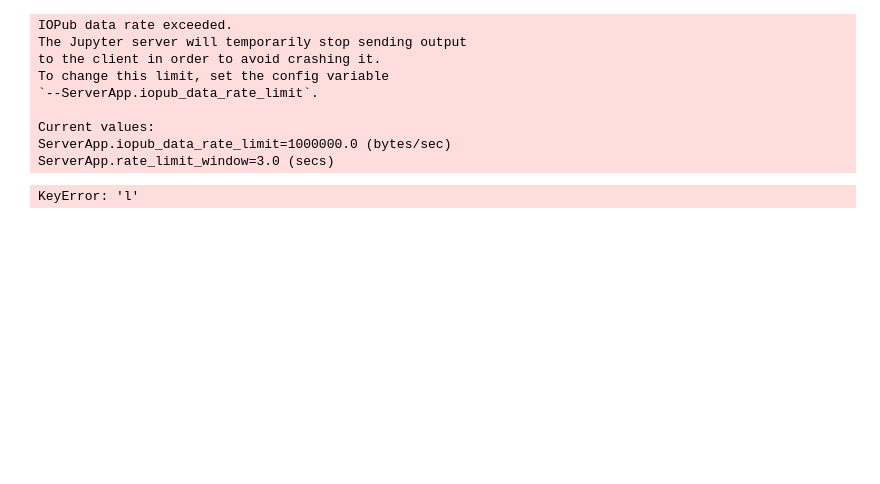
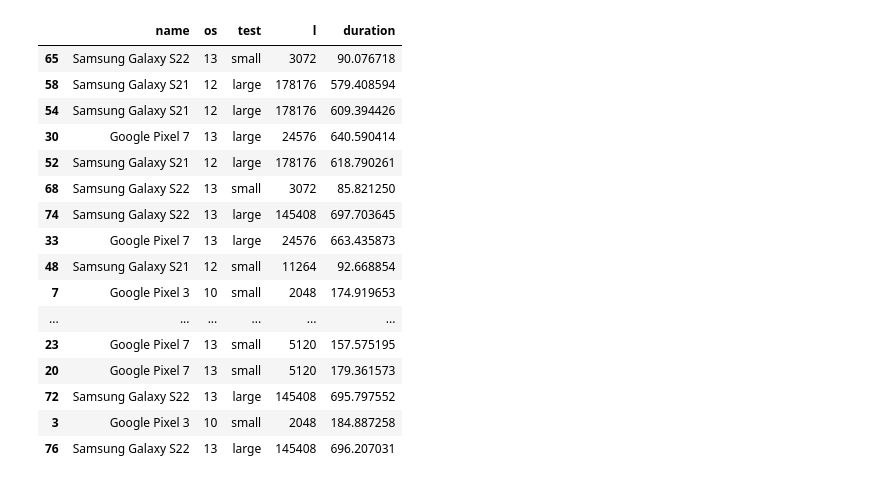
Before and after one commit to lambdapioneer/sloth, a Jupyter notebook: evaluation/03-analysis-android-and-ios-sloth-perf.ipynb, the cells around one changed output. Drawn from its saved outputs; the diff is of its cells as text; code cells hidden in the pictures; blank space fills up the shorter version.

```diff
--- a/evaluation/03-analysis-android-and-ios-sloth-perf.ipynb
+++ b/evaluation/03-analysis-android-and-ios-sloth-perf.ipynb
@@ -20,7 +20,7 @@ plt.rcParams.update({"xtick.bottom" : True}) # enables ticks
 #
 
 ANDROID_BASE_DIR = '../android'
-ANDROID_RESULTS_DIR = os.path.join(ANDROID_BASE_DIR, '../results/small-hw-support-2024-05-24-161053/')
+ANDROID_RESULTS_DIR = os.path.join(ANDROID_BASE_DIR, '../results/small-hw-support-2024-05-25-125045/')
 
 ANDROID_TESTS = {
     "small": "testBenchLongSloth_withOwasp_small",
@@ -69,44 +69,50 @@ def android_read_sloth_bench_results(dir_path, test_name):
     }
 
 
 def android_read_job_result(job_name, job_path, test_id, test_name):
     device_info = android_read_device_info(os.path.join(job_path, "device.json"))
     bench_results = android_read_sloth_bench_results(job_path, test_name)
 
     return {**device_info, **{'test': test_id}, **bench_results}
 
 
 def android_read_all_jobs():
     all_data = []
     for job_name in sorted(os.listdir(ANDROID_RESULTS_DIR)):
         job_path = os.path.join(ANDROID_RESULTS_DIR, job_name)
 
         if not os.path.isdir(job_path):
             continue
 
         for test_id, test_name in ANDROID_TESTS.items():
             x = android_read_job_result(job_name, job_path, test_id, test_name)
             if len(x['l']) < 10: continue
             all_data.append(x)
     return pd.json_normalize(all_data)
 
 android_df = android_read_all_jobs()
-print(android_df)
 android_df = android_df.explode(['l', 'duration'], ignore_index=True)
 android_df = android_df.astype({'duration': 'float64'})
 
 android_df.sample(20)
 # %% [output]
-IOPub data rate exceeded.
-The Jupyter server will temporarily stop sending output
-to the client in order to avoid crashing it.
-To change this limit, set the config variable
-`--ServerApp.iopub_data_rate_limit`.
-
-Current values:
-ServerApp.iopub_data_rate_limit=1000000.0 (bytes/sec)
-ServerApp.rate_limit_window=3.0 (secs)
-KeyError: 'l'
+|  | name | os | test | l | duration |
+| 65 | Samsung Galaxy S22 | 13 | small | 3072 | 90.076718 |
+| 58 | Samsung Galaxy S21 | 12 | large | 178176 | 579.408594 |
+| 54 | Samsung Galaxy S21 | 12 | large | 178176 | 609.394426 |
+| 30 | Google Pixel 7 | 13 | large | 24576 | 640.590414 |
+| 52 | Samsung Galaxy S21 | 12 | large | 178176 | 618.790261 |
+| 68 | Samsung Galaxy S22 | 13 | small | 3072 | 85.821250 |
+| 74 | Samsung Galaxy S22 | 13 | large | 145408 | 697.703645 |
+| 33 | Google Pixel 7 | 13 | large | 24576 | 663.435873 |
+| 48 | Samsung Galaxy S21 | 12 | small | 11264 | 92.668854 |
+| 7 | Google Pixel 3 | 10 | small | 2048 | 174.919653 |
+| ... | ... | ... | ... | ... | ... |
+| 23 | Google Pixel 7 | 13 | small | 5120 | 157.575195 |
+| 20 | Google Pixel 7 | 13 | small | 5120 | 179.361573 |
+| 72 | Samsung Galaxy S22 | 13 | large | 145408 | 695.797552 |
+| 3 | Google Pixel 3 | 10 | small | 2048 | 184.887258 |
+| 76 | Samsung Galaxy S22 | 13 | large | 145408 | 696.207031 |
 # %%
 #
 # iOS data
```
Also changed, not shown: parts of 2 cells of this notebook, 10 other files.
